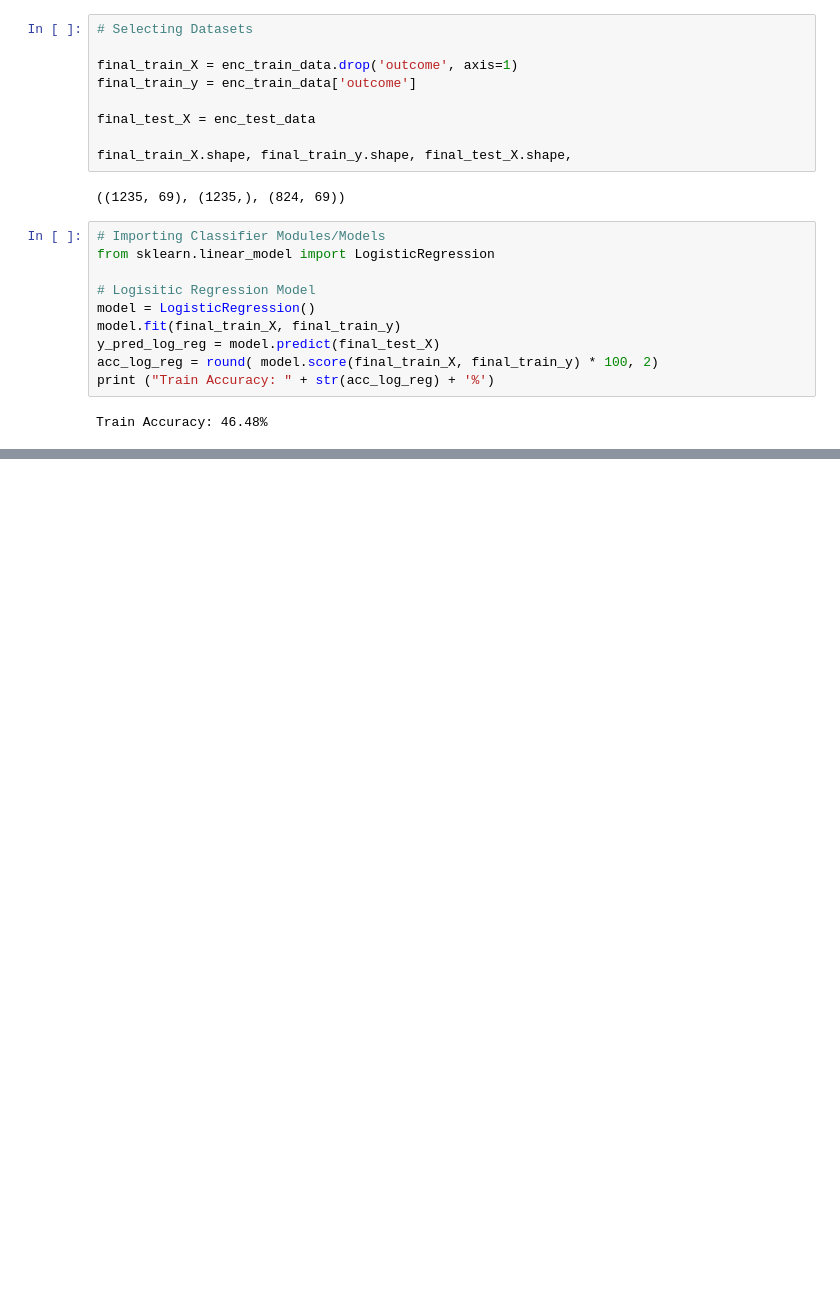
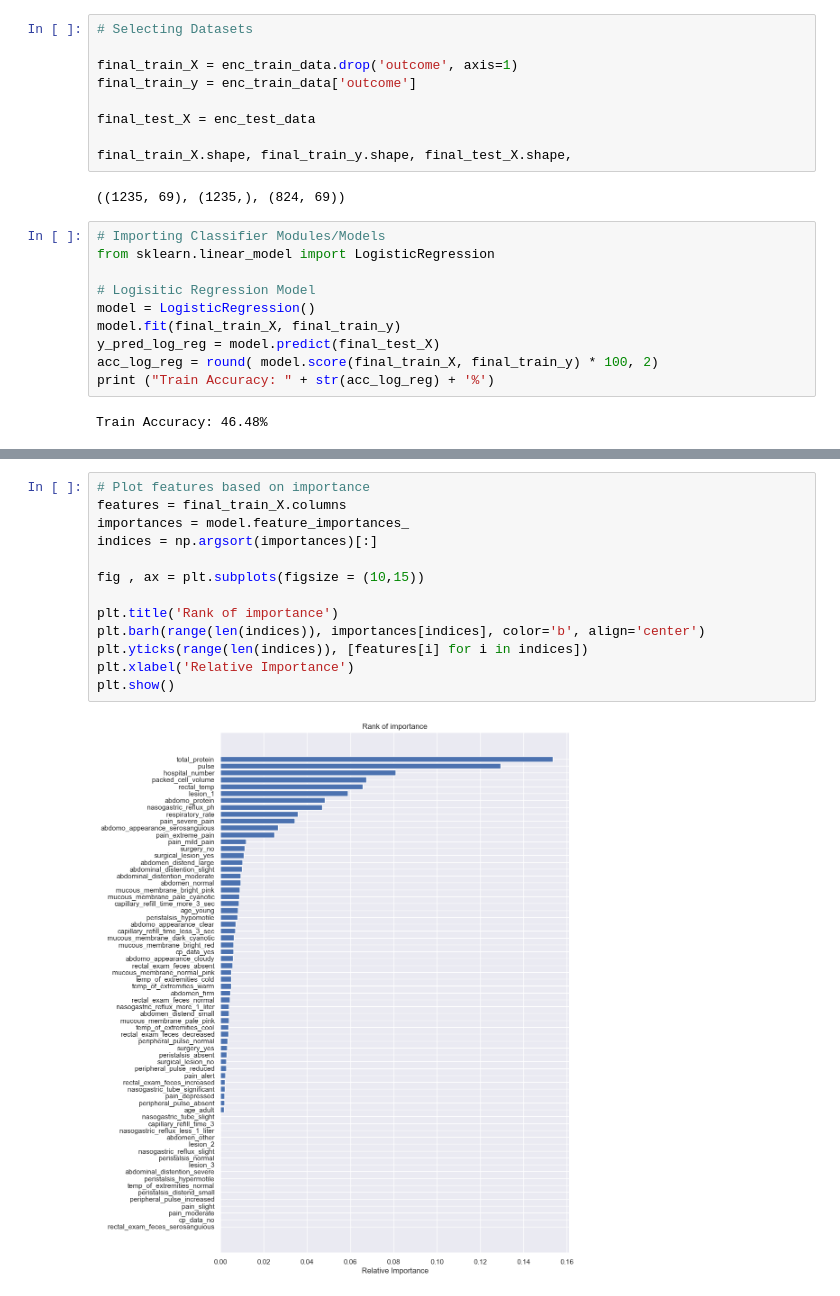
Before and after one commit to DKF-92/Healthy-Horses, a Jupyter notebook: HealthyHorsesSubmission.ipynb, the cells around one changed output, grey strips where cells are left out. Cells and saved outputs as stored; diff of their text form; blank space fills up the shorter version.

```diff
--- a/HealthyHorsesSubmission.ipynb
+++ b/HealthyHorsesSubmission.ipynb
@@ -429,0 +445,15 @@ Train Accuracy: 100.0%
+# %%
+# Plot features based on importance
+features = final_train_X.columns
+importances = model.feature_importances_
+indices = np.argsort(importances)[:]
+
+fig , ax = plt.subplots(figsize = (10,15))
+
+plt.title('Rank of importance')
+plt.barh(range(len(indices)), importances[indices], color='b', align='center')
+plt.yticks(range(len(indices)), [features[i] for i in indices])
+plt.xlabel('Relative Importance')
+plt.show()
+# %% [output]
+[figure, added]
```
Also changed, not shown: parts of 11 cells of this notebook, 1 other file.
